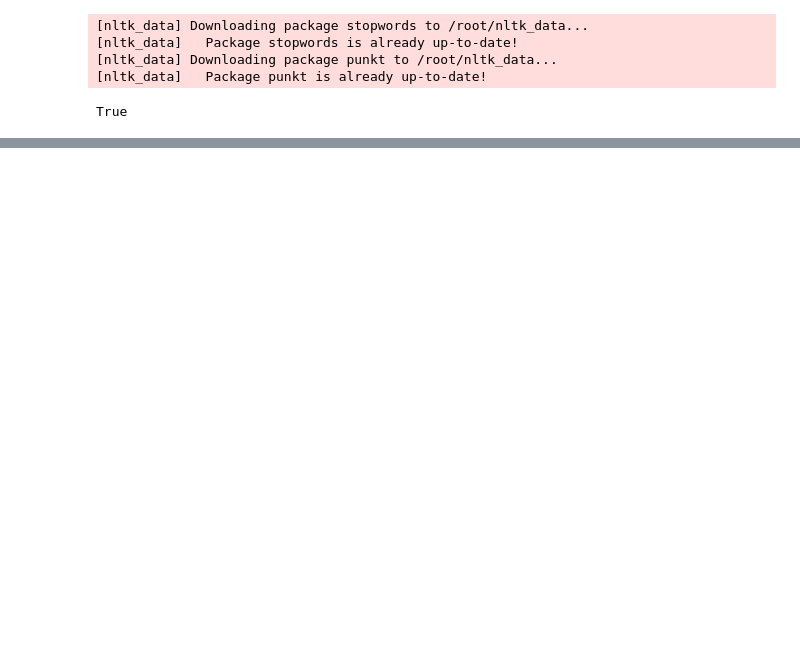
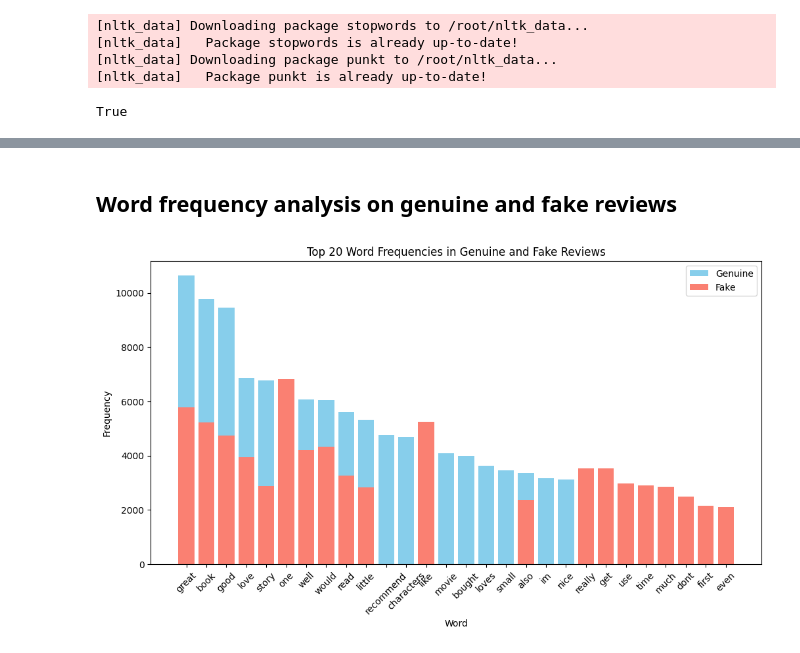
Before and after one commit to cpoethes/109b-group-44-fake-reviews, a Jupyter notebook: src/notebooks/1_eda.ipynb, the cells around one changed output, grey strips where cells are left out. Cells and saved outputs as stored; diff of their text form; code cells hidden in the pictures; blank space fills up the shorter version.

```diff
--- a/src/notebooks/1_eda.ipynb
+++ b/src/notebooks/1_eda.ipynb
@@ -461,0 +235,15 @@ For a baseline, it seems reasonable to use the naive Bayes algorithm on bags of
+# %%
+# Top 20 most common words
+
+# Convert float values to strings before concatenating
+all_reviews = ' '.join(str(review) for review in df['text_'] if isinstance(review, str))
+
+# Tokenize the text into individual words
+words = all_reviews.split()
+
+# Count the frequency of each word
+word_counts = Counter(words)
+
+print("Top 20 most common words:")
+for i, (word, count) in enumerate(word_counts.most_common(20), 1):
+    print(f"{i}. {word}: {count} times")
@@ -461,0 +321,42 @@ For a baseline, it seems reasonable to use the naive Bayes algorithm on bags of
+# %% [markdown]
+## Word frequency analysis on genuine and fake reviews
+# %%
+# Tokenize function
+def tokenize(text):
+    if isinstance(text, str):
+        return word_tokenize(text)
+    else:
+        return []
+
+# Separate genuine and fake reviews
+genuine_reviews = df[df['label'] == 1]['text_']
+fake_reviews = df[df['label'] == 0]['text_']
+
+# Tokenize genuine reviews
+genuine_tokens = genuine_reviews.apply(tokenize)
+
+# Tokenize fake reviews
+fake_tokens = fake_reviews.apply(tokenize)
+
+# Flatten the list of tokens
+genuine_words = [word for sublist in genuine_tokens for word in sublist]
+fake_words = [word for sublist in fake_tokens for word in sublist]
+
+# Count word frequency for genuine reviews
+genuine_word_freq = Counter(genuine_words)
+
+# Count word frequency for fake reviews
+fake_word_freq = Counter(fake_words)
+
+# Plot word frequency distributions
+plt.figure(figsize=(12, 6))
+plt.bar(*zip(*genuine_word_freq.most_common(20)), color='skyblue', label='Genuine')
+plt.bar(*zip(*fake_word_freq.most_common(20)), color='salmon', label='Fake')
+plt.xlabel('Word')
+plt.ylabel('Frequency')
+plt.title('Top 20 Word Frequencies in Genuine and Fake Reviews')
+plt.xticks(rotation=45)
+plt.legend()
+plt.show()
+# %% [output]
+[figure, added]
```
Also changed, not shown: parts of 66 cells of this notebook.
